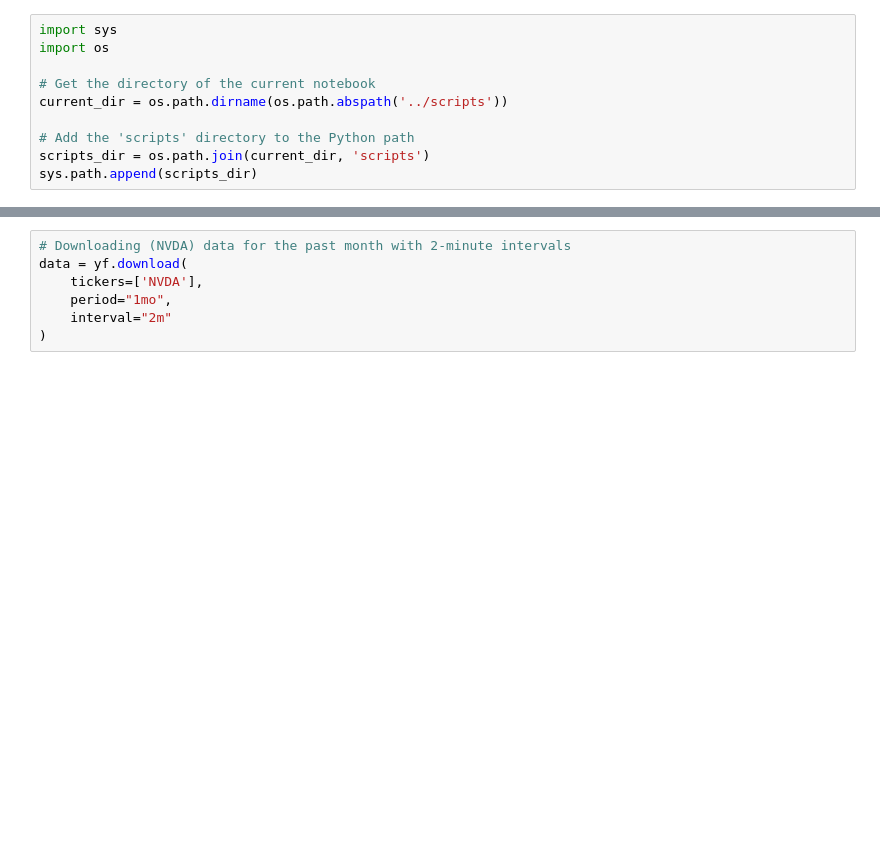
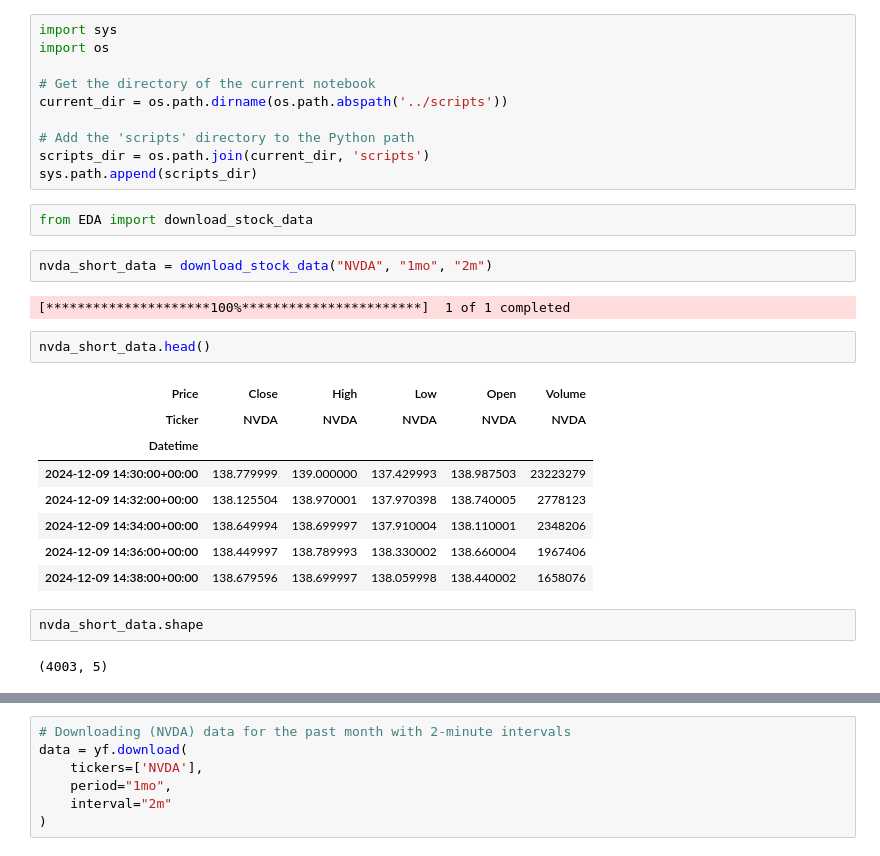
Before and after one commit to surak-alf/STOCK, a Jupyter notebook: notebooks/NVDA_SHORT.ipynb, the cells around one changed output, grey strips where cells are left out. Saved outputs shown, nothing was run; the diff lists cells and outputs as text; blank space fills up the shorter version.

```diff
--- a/notebooks/NVDA_SHORT.ipynb
+++ b/notebooks/NVDA_SHORT.ipynb
@@ -11,3 +14,24 @@ current_dir = os.path.dirname(os.path.abspath('../scripts'))
 # Add the 'scripts' directory to the Python path
 scripts_dir = os.path.join(current_dir, 'scripts')
 sys.path.append(scripts_dir)
+# %%
+from EDA import download_stock_data
+# %%
+nvda_short_data = download_stock_data("NVDA", "1mo", "2m")
+# %% [output]
+[*********************100%***********************]  1 of 1 completed
+# %%
+nvda_short_data.head()
+# %% [output]
+| Price | Close | High | Low | Open | Volume |
+| Ticker | NVDA | NVDA | NVDA | NVDA | NVDA |
+| Datetime |  |  |  |  |  |
+| 2024-12-09 14:30:00+00:00 | 138.779999 | 139.000000 | 137.429993 | 138.987503 | 23223279 |
+| 2024-12-09 14:32:00+00:00 | 138.125504 | 138.970001 | 137.970398 | 138.740005 | 2778123 |
+| 2024-12-09 14:34:00+00:00 | 138.649994 | 138.699997 | 137.910004 | 138.110001 | 2348206 |
+| 2024-12-09 14:36:00+00:00 | 138.449997 | 138.789993 | 138.330002 | 138.660004 | 1967406 |
+| 2024-12-09 14:38:00+00:00 | 138.679596 | 138.699997 | 138.059998 | 138.440002 | 1658076 |
+# %%
+nvda_short_data.shape
+# %% [output]
+(4003, 5)
```
Also changed, not shown: parts of 3 cells of this notebook, 5 other files.
